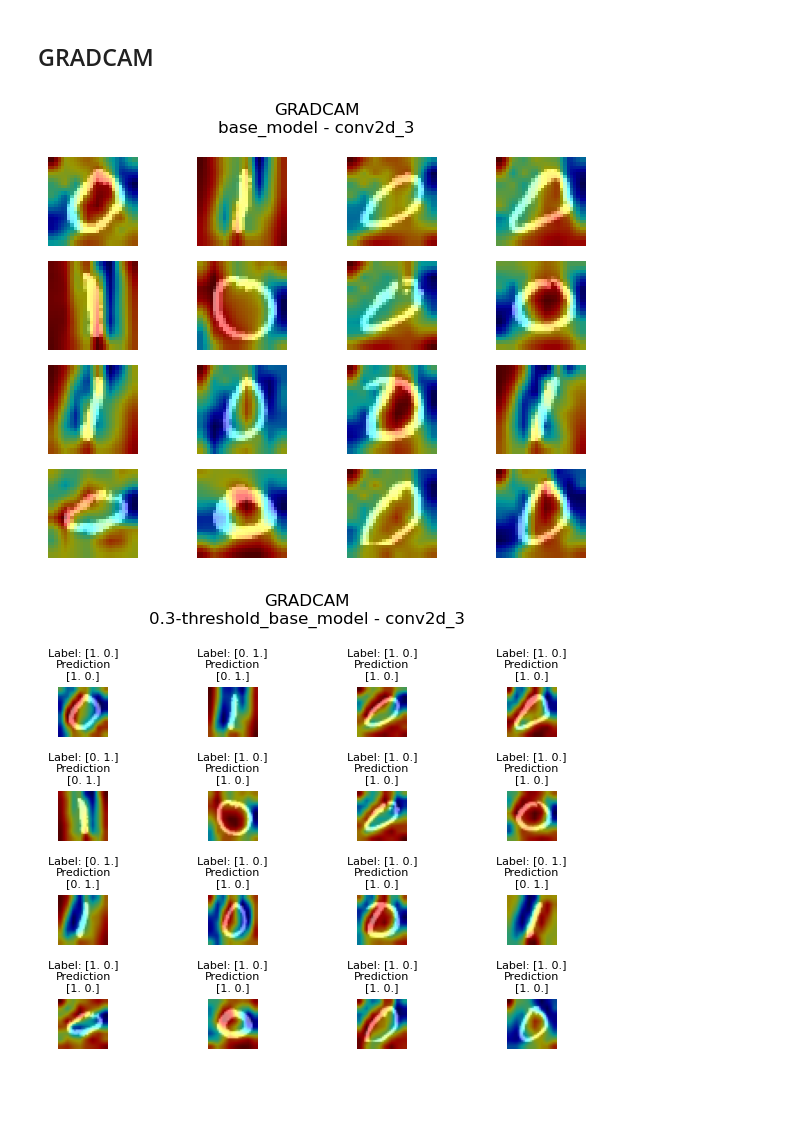
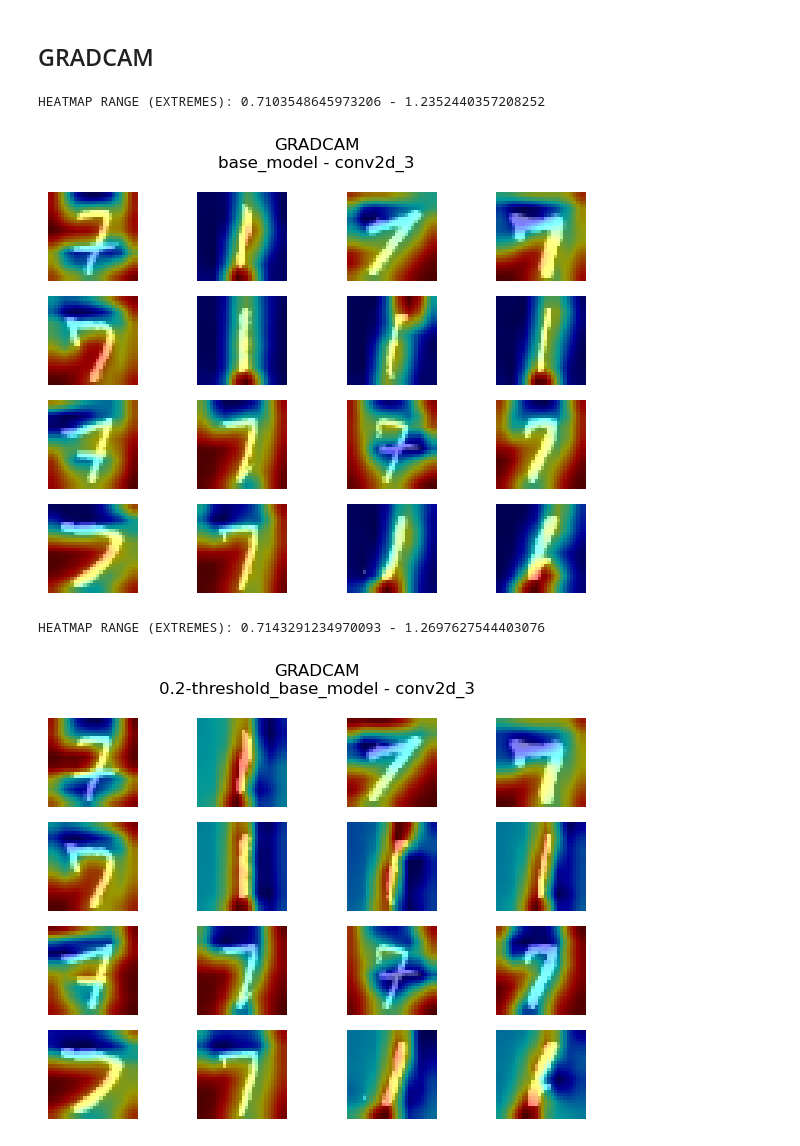
Before and after one commit to hmcalister/Tensorflow-Intepretability-Project, a Jupyter notebook: MNIST_Interpretability.ipynb, the cells around one changed output. Drawn from its saved outputs; the diff is of its cells as text; code cells hidden in the pictures; blank space fills up the shorter version.

```diff
--- a/MNIST_Interpretability.ipynb
+++ b/MNIST_Interpretability.ipynb
@@ -14,10 +14,10 @@ print(tf.config.list_physical_devices('GPU'))
 [PhysicalDevice(name='/physical_device:GPU:0', device_type='GPU')]
 # %%
 MODEL_SAVE_PATH = "models/mnist_intepretability_model"
-LOAD_MODEL = False
+LOAD_MODEL = True
 TRAIN_MODEL = not LOAD_MODEL
 
-task_digit_labels = [0,1]
+task_digit_labels = [1,7]
 epochs = 5
 training_batches = 300
 validation_batches = 100
@@ -46,9 +46,9 @@ else:
 
     model = tf.keras.Model(inputs=model_inputs, outputs=model_layer, name="base_model")
 
-# if len(task_digit_labels) == 2:
-#     loss_fn = tf.keras.losses.BinaryCrossentropy(from_logits=True)
-# else:
-loss_fn = tf.keras.losses.CategoricalCrossentropy(from_logits=True)
+if len(task_digit_labels) == 2:
+    loss_fn = tf.keras.losses.BinaryCrossentropy(from_logits=True)
+else:
+    loss_fn = tf.keras.losses.CategoricalCrossentropy(from_logits=True)
 model.summary()
 # %% [output]
@@ -123,4 +108,8 @@ INFO:tensorflow:Assets written to: models/mnist_intepretability_model/assets
 # %%
-ewc_term = ewc_term_creator.create_term(ewc_lambda = 1)
-threshold_model = threshold_by_omega(task.model, ewc_term.omega_matrix, threshold_percentage=0.3, comparison_method=ComparisonMethod.LAYER_WISE)
+threshold_model = threshold_model_by_omega(task.model, ewc_term.omega_matrix,
+    threshold_percentage = 0.2,
+    comparison_method = ComparisonMethod.LAYER_WISE,
+    aggregation_level = AggregationLevel.NO_AGGREGATION,
+    # aggregation_method = AggregationMethod.MEAN_AVERAGE,
+)
 # %% [output]
@@ -186,8 +175,10 @@ occlusion_sensitivity(threshold_model, data_images, data_labels, patch_size=2, s
 # %%
 GRADCAM(task.model, data_images, data_labels, layer_name="conv2d_3", show_predictions=0)
 # %% [output]
+HEATMAP RANGE (EXTREMES): 0.7103548645973206 - 1.2352440357208252
-[figure, old version]
+[figure, new version]
 # %%
-GRADCAM(threshold_model, data_images, data_labels, layer_name="conv2d_3", show_predictions=2)
+GRADCAM(threshold_model, data_images, data_labels, layer_name="conv2d_3", show_predictions=0)
 # %% [output]
+HEATMAP RANGE (EXTREMES): 0.7143291234970093 - 1.2697627544403076
-[figure, old version]
+[figure, new version]
```
Also changed, not shown: parts of 9 cells of this notebook.
